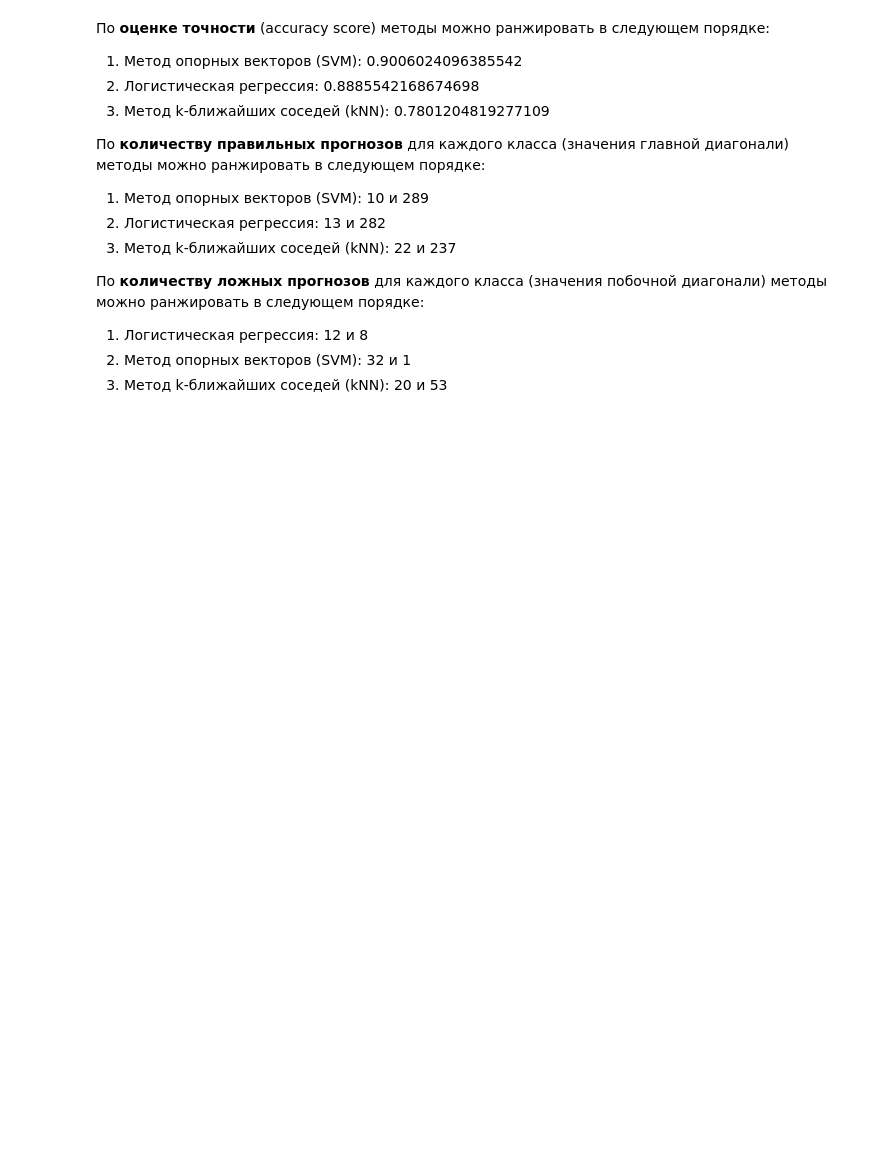
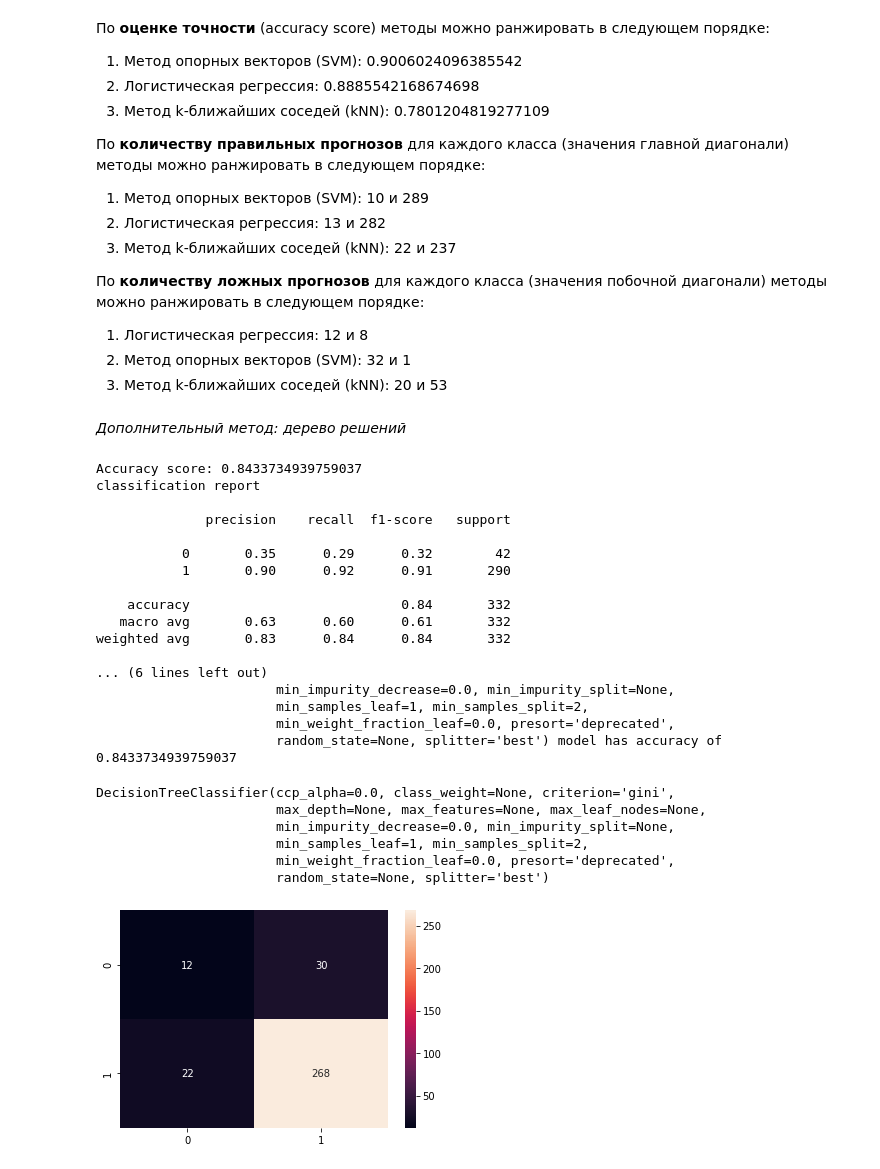
Before and after one commit to Tveralina/ML_-_Data_analysis, a Jupyter notebook: Laboratory_work_1__Classification.ipynb, the cells around one changed output. Drawn from its saved outputs; the diff is of its cells as text; code cells hidden in the pictures; blank space fills up the shorter version.

Commit message:
Add tree method

```diff
--- a/Laboratory_work_1__Classification.ipynb
+++ b/Laboratory_work_1__Classification.ipynb
@@ -332,3 +334,32 @@ KNeighborsClassifier(algorithm='auto', leaf_size=30, metric='minkowski',
 1. Логистическая регрессия: 12 и 8
 2. Метод опорных векторов (SVM): 32 и 1
 3. Метод k-ближайших соседей (kNN): 20 и 53
+# %% [markdown]
+*Дополнительный метод: дерево решений*
+# %%
+fit_predict(DecisionTreeClassifier())
+# %% [output]
+Accuracy score: 0.8433734939759037
+classification report
+
+              precision    recall  f1-score   support
+
+           0       0.35      0.29      0.32        42
+           1       0.90      0.92      0.91       290
+
+    accuracy                           0.84       332
+   macro avg       0.63      0.60      0.61       332
+weighted avg       0.83      0.84      0.84       332
+
+... (6 lines left out)
+                       min_impurity_decrease=0.0, min_impurity_split=None,
+                       min_samples_leaf=1, min_samples_split=2,
+                       min_weight_fraction_leaf=0.0, presort='deprecated',
+                       random_state=None, splitter='best') model has accuracy of 0.8433734939759037
+DecisionTreeClassifier(ccp_alpha=0.0, class_weight=None, criterion='gini',
+                       max_depth=None, max_features=None, max_leaf_nodes=None,
+                       min_impurity_decrease=0.0, min_impurity_split=None,
+                       min_samples_leaf=1, min_samples_split=2,
+                       min_weight_fraction_leaf=0.0, presort='deprecated',
+                       random_state=None, splitter='best')
+[figure, added]
```
Also changed, not shown: parts of 3 cells of this notebook.
